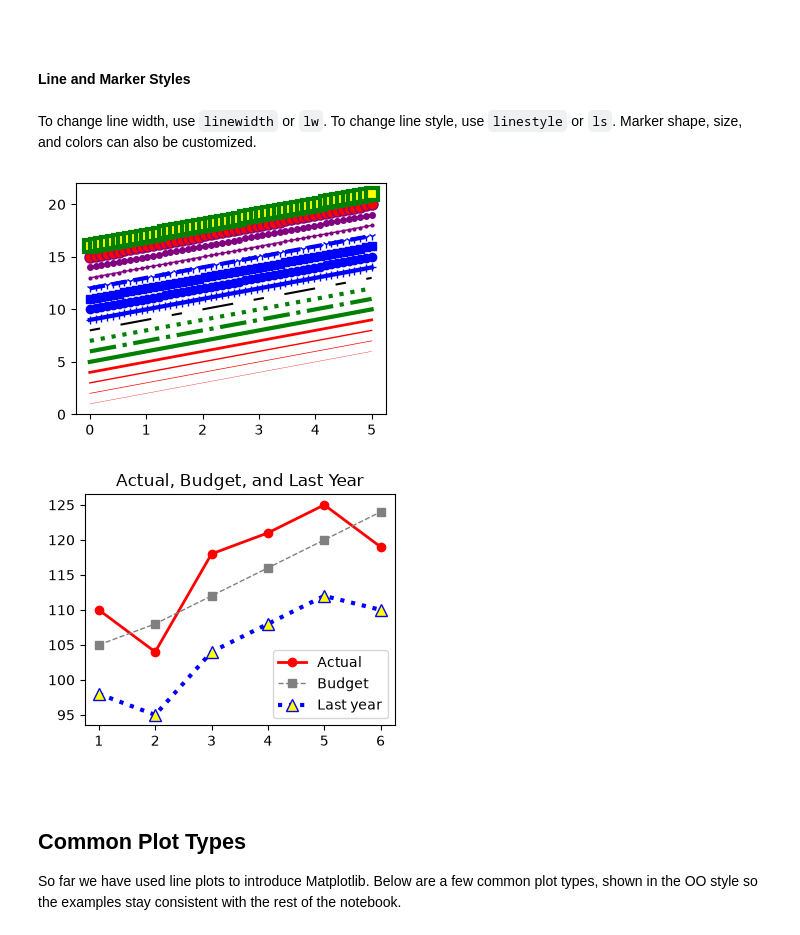
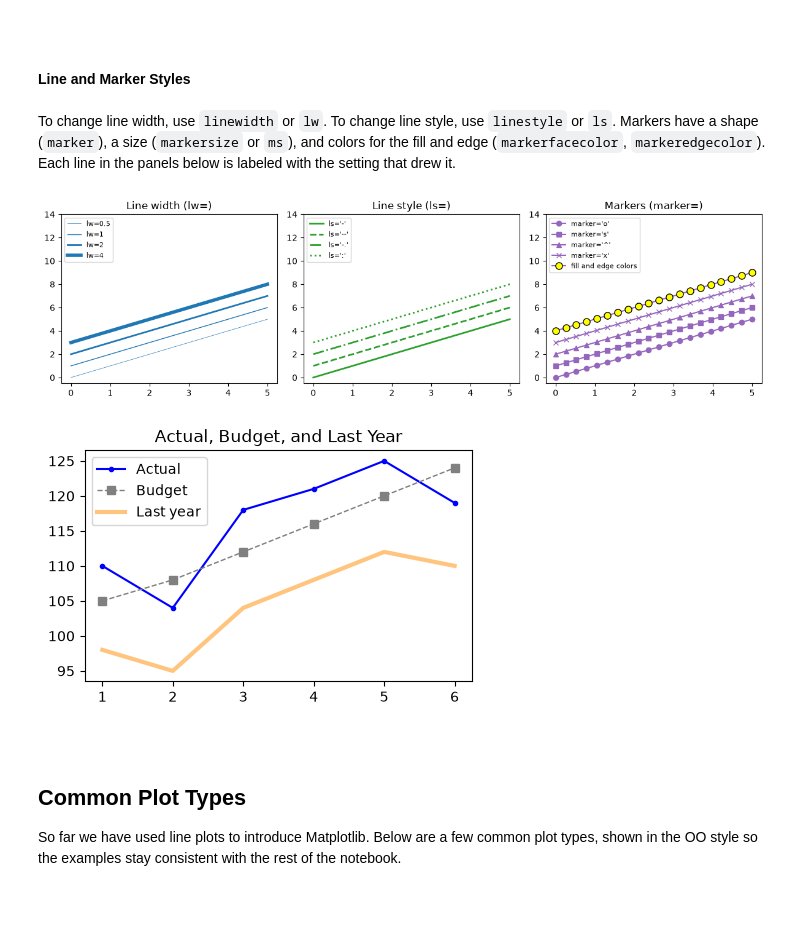
Before and after one commit to tychen742/dsm, a Jupyter notebook: chapters/06-matplotlib/0603-controls-plot-types.ipynb, the cells around one changed output. Cells and saved outputs as stored; diff of their text form; code cells hidden in the pictures; blank space fills up the shorter version.

````diff
--- a/chapters/06-matplotlib/0603-controls-plot-types.ipynb
+++ b/chapters/06-matplotlib/0603-controls-plot-types.ipynb
@@ -391,37 +278,31 @@ plt.show()
 ```
 #### Line and Marker Styles
 # %% [markdown]
-
-To change line width, use `linewidth` or `lw`. To change line style, use `linestyle` or `ls`. Marker shape, size, and colors can also be customized.
+To change line width, use `linewidth` or `lw`. To change line style, use `linestyle` or `ls`. Markers have a shape (`marker`), a size (`markersize` or `ms`), and colors for the fill and edge (`markerfacecolor`, `markeredgecolor`). Each line in the panels below is labeled with the setting that drew it.
 # %%
-x = np.linspace(0, 5, 50)               ### simple numbers: this cell is a catalog of styles, not data
+x = np.linspace(0, 5, 20)               ### simple numbers: this cell is a catalog of styles, not data
 
-fig, ax = plt.subplots(figsize=(4, 3))
+fig, axes = plt.subplots(1, 3, figsize=(12, 3.5))
 
-ax.plot(x, x+1, color="red", linewidth=0.25)
-ax.plot(x, x+2, color="red", linewidth=0.50)
-ax.plot(x, x+3, color="red", lw=1.00)
-ax.plot(x, x+4, color="red", lw=2.00)
+for i, lw in enumerate([0.5, 1, 2, 4]):                        ### line widths
+    axes[0].plot(x, x + i, color='tab:blue', lw=lw, label=f'lw={lw}')
+axes[0].set_title('Line width (lw=)')
 
-### possible linestyle options: '-', '--', '-.', ':', or 'None' (the default is '-').
-ax.plot(x, x+5, color="green", lw=3, linestyle='-')
-ax.plot(x, x+6, color="green", lw=3, ls='-.')
-ax.plot(x, x+7, color="green", lw=3, ls=':')
+for i, ls in enumerate(['-', '--', '-.', ':']):                ### line styles
+    axes[1].plot(x, x + i, color='tab:green', lw=2, ls=ls, label=f"ls='{ls}'")
+axes[1].set_title('Line style (ls=)')
 
-### custom dash
-line, = ax.plot(x, x+8, color="black", lw=1.50)
-line.set_dashes([5, 10, 15, 10])        ### format: line length, space length, ...
+for i, m in enumerate(['o', 's', '^', 'x']):                   ### marker shapes
+    axes[2].plot(x, x + i, color='tab:purple', marker=m, label=f"marker='{m}'")
+axes[2].plot(x, x + 4, color='tab:purple', marker='o', markersize=8,
+             markerfacecolor='yellow', markeredgecolor='black', label='fill and edge colors')
+axes[2].set_title('Markers (marker=)')
 
-### possible marker symbols: marker = '+', 'o', '*', 's', ',', '.', '1', '2', '3', '4', ...
-ax.plot(x, x+ 9, color="blue", lw=3, ls='-', marker='+')
-ax.plot(x, x+10, color="blue", lw=3, ls='--', marker='o')
-ax.plot(x, x+11, color="blue", lw=3, ls='-', marker='s')
-ax.plot(x, x+12, color="blue", lw=3, ls='--', marker='1')
-
-### marker size and color
-ax.plot(x, x+13, color="purple", lw=1, ls='-', marker='o', markersize=2)
-ax.plot(x, x+14, color="purple", lw=1, ls='-', marker='o', markersize=4)
-ax.plot(x, x+15, color="purple", lw=1, ls='-', marker='o', markersize=8, markerfacecolor="red")
-ax.plot(x, x+16, color="purple", lw=1, ls='-', marker='s', markersize=8,
-        markerfacecolor="yellow", markeredgewidth=3, markeredgecolor="green");
+for ax in axes:
+    ax.set_ylim(-0.5, 14)                   ### headroom so the legend sits above the lines
+    ax.legend(loc='upper left', fontsize=8)
+plt.tight_layout()
+plt.show()
+# %% [output]
+[figure, added]
 # %%
@@ -445,23 +325,22 @@ ax.plot(x, x+16, color="purple", lw=1, ls='-', marker='s', markersize=8,
 # %%
 ### Solution
 import numpy as np
 import matplotlib.pyplot as plt
 
 month = np.arange(1, 7)
 actual = np.array([110, 104, 118, 121, 125, 119])
 budget = np.array([105, 108, 112, 116, 120, 124])
 last_year = np.array([98, 95, 104, 108, 112, 110])
 
-fig, ax = plt.subplots(figsize=(4, 3))
-ax.plot(month, actual, color='red', lw=2, ls='-', marker='o', label='Actual')
-ax.plot(month, budget, color='gray', lw=1, ls='--', marker='s', label='Budget')
-ax.plot(month, last_year, color='blue', lw=3, ls=':', marker='^', markersize=8, markerfacecolor='yellow', label='Last year')
+fig, ax = plt.subplots(figsize=(5, 3))
+ax.plot(month, actual, 'b.-', label='Actual')
+ax.plot(month, budget, color='gray', ls='--', lw=1, marker='s', label='Budget')
+ax.plot(month, last_year, color='#FF8C00', lw=3, alpha=0.5, label='Last year')
 ax.set_title('Actual, Budget, and Last Year')
 ax.legend()
 plt.show()
 # %% [output]
-[figure, old version]
+[figure, new version]
-[figure, removed]
 # %% [markdown]
 ```{index} plot types
 ```
````
Also changed, not shown: parts of 25 cells of this notebook, 3 other files.
